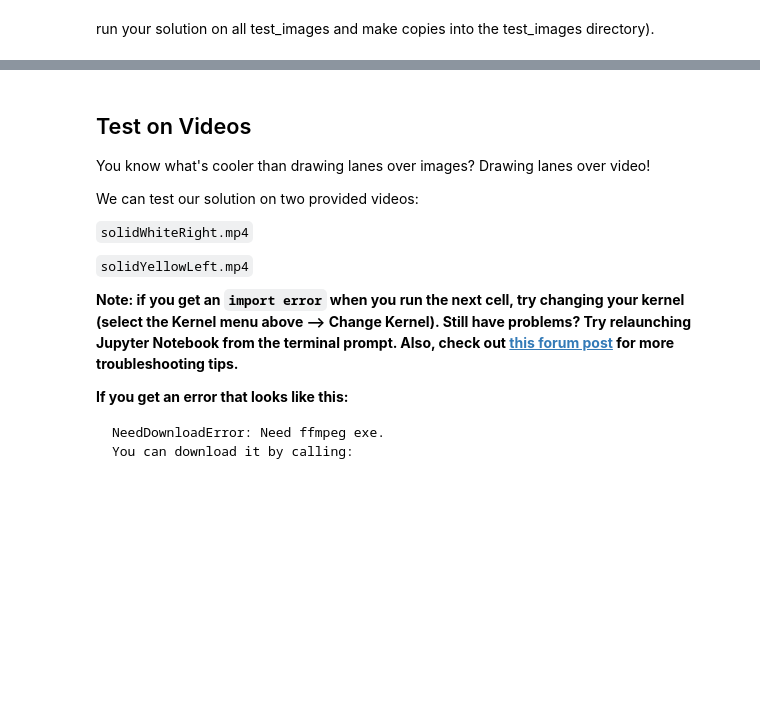
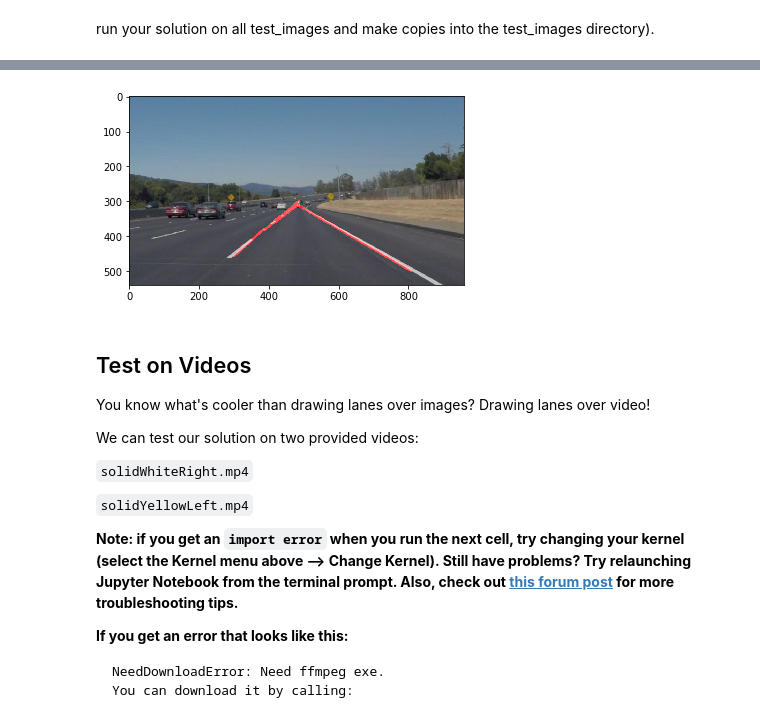
Before and after one commit to tempflip/CarND-LaneLines-P1, a Jupyter notebook: P1.ipynb, the cells around one changed output, grey strips where cells are left out. Cells and saved outputs as stored; diff of their text form; code cells hidden in the pictures; blank space fills up the shorter version.

```diff
--- a/P1.ipynb
+++ b/P1.ipynb
@@ -203,0 +178,94 @@ solidWhiteCurve.jpg
+# %%
+# TODO: Build your pipeline that will draw lane lines on the test_images
+# then save them to the test_images directory.
+import os
+import matplotlib.pyplot as plt
+import matplotlib.image as mpimg
+import numpy as np
+import cv2
+%matplotlib inline
+
+import os
+import matplotlib.pyplot as plt
+import matplotlib.image as mpimg
+import numpy as np
+import cv2
+from math import *
+#%matplotlib inline
+
+def pipeline(img):
+
+	gray = cv2.cvtColor(img,cv2.COLOR_RGB2GRAY)
+	kernel_size = 7
+	blur_gray = cv2.GaussianBlur(gray,(kernel_size, kernel_size),0)
+
+	low_threshold = 50
+	high_threshold = 150
+	edges = cv2.Canny(blur_gray, low_threshold, high_threshold)
+
+	mask = np.zeros_like(edges)
+	ignore_mask_color = 255
+
+	H = img.shape[0]
+	W = img.shape[1]
+	vertices = np.array([[
+		(int(W * 0.49), int(H * 0.5)),
+		(int(W * 0.51), int(H * 0.5)),
+		(int(W * 0.9) , int(H)),
+		(int(W * 0.1), int(H))]])
+
+
+	cv2.fillPoly(mask, vertices, ignore_mask_color)
+	masked_edges = cv2.bitwise_and(edges, mask)
+
+	# Define the Hough transform parameters
+	# Make a blank the same size as our image to draw on
+	rho = 1 # distance resolution in pixels of the Hough grid
+	theta = np.pi/90 # angular resolution in radians of the Hough grid
+	threshold = 15     # minimum number of votes (intersections in Hough grid cell)
+	min_line_length = 70 #minimum number of pixels making up a line
+	max_line_gap = 30    # maximum gap in pixels between connectable line segments
+	line_image = np.copy(img)*0 # creating a blank to draw lines on
+
+
+	# Run Hough on edge detected image
+	# Output "lines" is an array containing endpoints of detected line segments
+	lines = cv2.HoughLinesP(masked_edges, rho, theta, threshold, np.array([]),
+	                            min_line_length, max_line_gap)
+
+	for line in lines:
+		for x1, y1, x2, y2 in line:
+
+			adj = abs(x1 - x2)
+			opp = abs(y1 - y2)
+
+			if (opp == 0) : continue
+
+			at = adj / opp
+
+			# if the slope is higher than the threshold, it is probably not a lane
+			if  degrees(atan(at)) > 60 : continue
+
+			cv2.line(line_image, (x1, y1), (x2, y2), (255, 0, 0), 5)
+
+	edges3col = np.dstack((edges, edges, edges))
+
+	fine = cv2.addWeighted(img, 0.8, line_image, 1, 0)
+	#fine = cv2.addWeighted(edges3col, 0.8, line_image, 1, 0)
+
+	return fine
+
+
+
+
+
+img_list = os.listdir("test_images/")
+#i = 1
+for img_file in img_list[0:1]:
+    img = mpimg.imread("test_images/" + img_file)
+    print(img_file)
+    img_processed = pipeline(img)
+    #plt.subplot(1, len(img_list), i)
+    plt.imshow(img_processed)
+    #i += 1
+# %% [output]
@@ -204,3 +273,4 @@ solidWhiteCurve.jpg
+[figure, added]
 # %% [markdown]
 ## Test on Videos
 
```
Also changed, not shown: parts of 11 cells of this notebook, 1 other file.
